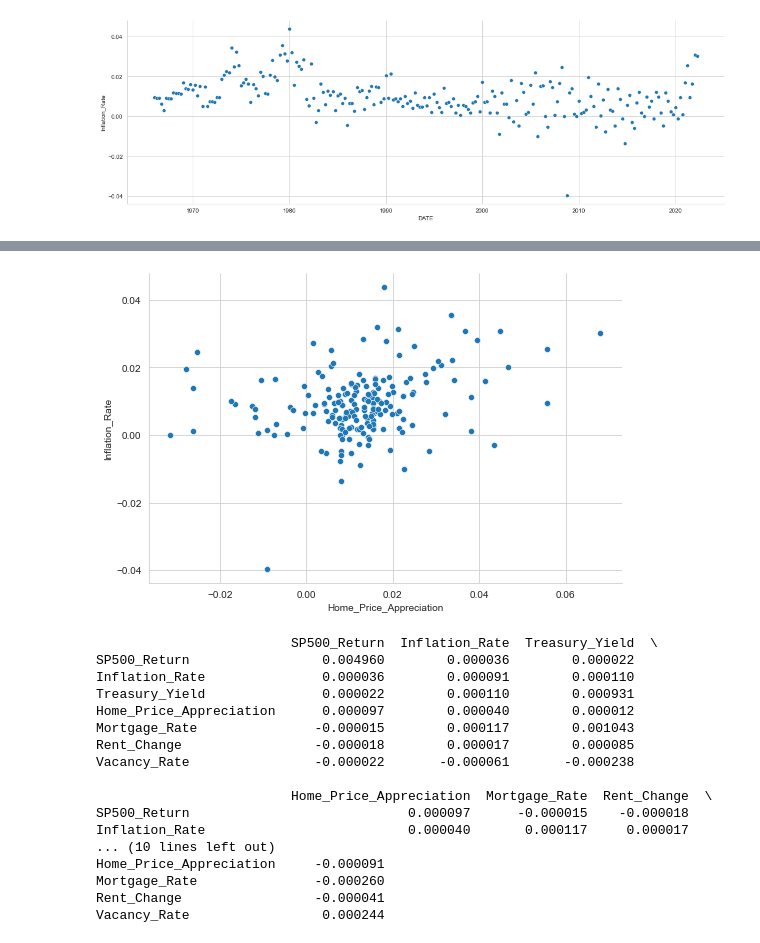
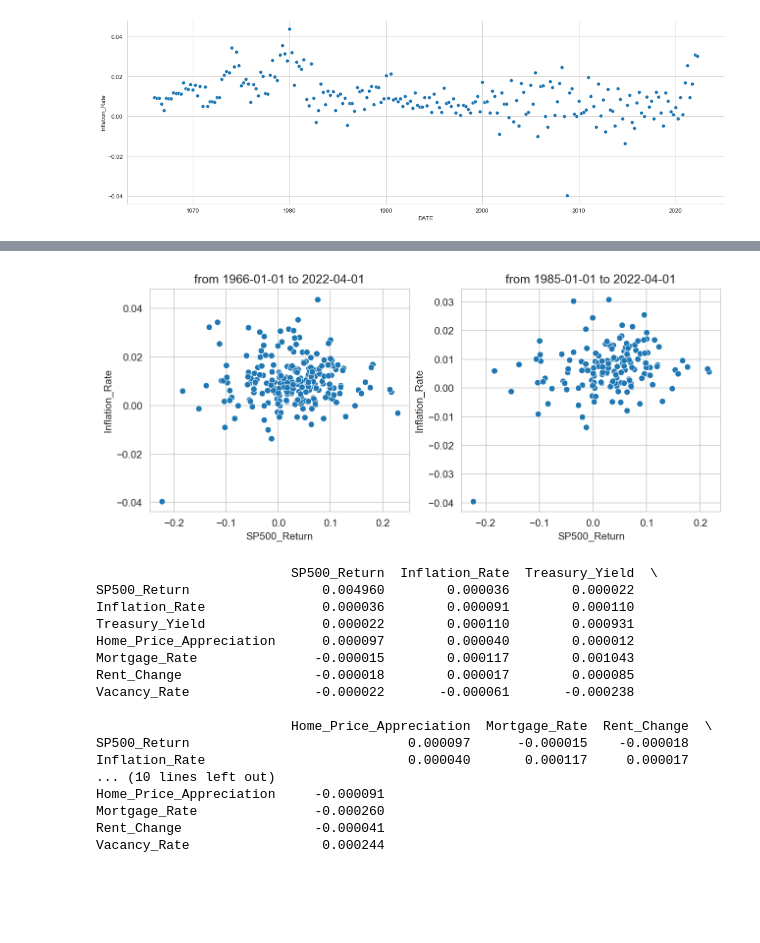
Before and after one commit to chriskelly/LifeFinances, a Jupyter notebook: data/historic_data/data_generation.ipynb, the cells around one changed output, grey strips where cells are left out. Cells and saved outputs as stored; diff of their text form; code cells hidden in the pictures; blank space fills up the shorter version.

```diff
--- a/data/historic_data/data_generation.ipynb
+++ b/data/historic_data/data_generation.ipynb
@@ -68,10 +68,15 @@ plt.show()
-# %%
-sn.relplot(data=merged_df, x='Home_Price_Appreciation',
-            y='Inflation_Rate', aspect=1.5
-           )
-plt.show()
-# %% [output]
-[figure, removed]
+# %%
+fig, ax= plt.subplots(1,2, figsize=(10,4), dpi=150)
+sn.scatterplot(data=merged_df, x='SP500_Return',
+            y='Inflation_Rate', ax=ax[0])
+ax[0].set_title(f"from {merged_df['DATE'].min().date()} to {merged_df['DATE'].max().date()}")
+start_date='1985-01-01'
+sn.scatterplot(data=merged_df[merged_df['DATE']>=start_date],
+               x='SP500_Return', y='Inflation_Rate', ax=ax[1])
+ax[1].set_title(f"from {start_date} to {merged_df['DATE'].max().date()}")
+plt.show()
+# %% [output]
+[figure, added]
 # %%
 covMatrix = merged_df.cov()
 print(covMatrix)
```
Also changed, not shown: parts of 20 cells of this notebook.
